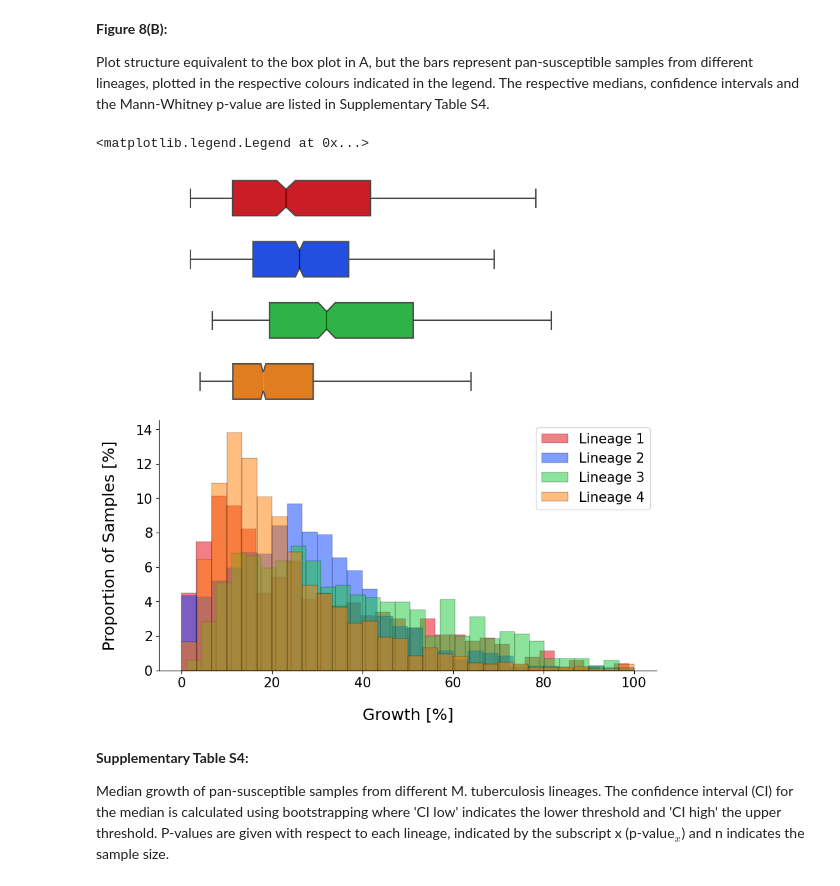
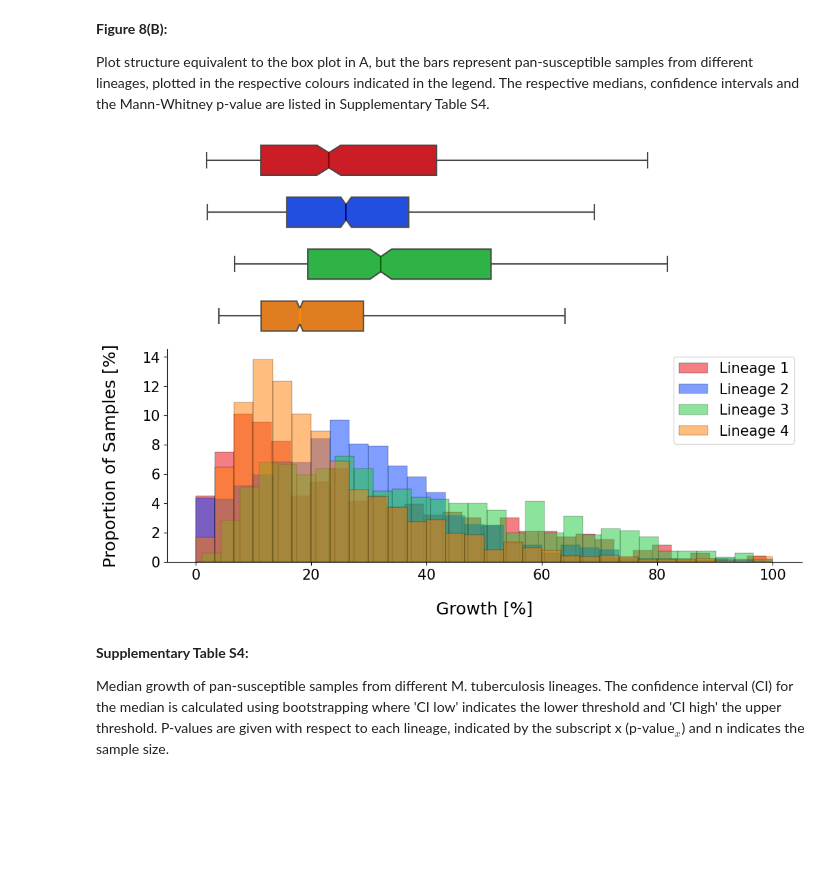
Before and after one commit to viktoria023/thesis-repository, a Jupyter notebook: tb-rnap-compensation/Recreate_figures_paper.ipynb, the cells around one changed output. Drawn from its saved outputs; the diff is of its cells as text; code cells hidden in the pictures; blank space fills up the shorter version.

```diff
--- a/tb-rnap-compensation/Recreate_figures_paper.ipynb
+++ b/tb-rnap-compensation/Recreate_figures_paper.ipynb
@@ -1513,7 +1518,7 @@ stats.append(['Lineage 4', lin4_boot[0], lin4_boot[1][0], lin4_boot[1][1], str(p
 fig, (ax_box1, ax_box2, ax_box3, ax_box4, ax_hist) = plt.subplots(5, sharex = True,
                                                 gridspec_kw = {"height_ratios": (0.15, 0.15, 0.15, 0.15, 0.85)})
 
-fig.set_size_inches(10, 10)
+fig.set_size_inches(12, 8)
 
 sns.histplot(data = data1, label="Lineage 1", color = colors[3], **hist_args)
 
@@ -1522,37 +1527,36 @@ sns.histplot(data = data2, label="Lineage 2", color = colors[0], **hist_args)
 sns.histplot(data = data3, label="Lineage 3", color = colors[2], **hist_args)
 
 sns.histplot(data = data4, label="Lineage 4", color = colors[1], **hist_args)
 
 sns.boxplot(data1.to_list(), ax = ax_box1, color = colors[3], medianprops={"color": "darkred"},
             **box_args) #usermedians = [lin1_boot[0]], conf_intervals = [lin1_boot[1]],
 sns.boxplot(data2.to_list(), ax = ax_box2, color = colors[0], medianprops={"color": "darkblue"},
              **box_args) #usermedians = [lin2_boot[0]], conf_intervals = [lin2_boot[1]],
 sns.boxplot(data3.to_list(), ax = ax_box3, color = colors[2], medianprops={"color": "darkgreen"},
             **box_args) #usermedians = [lin3_boot[0]], conf_intervals = [lin3_boot[1]],
 sns.boxplot(data4.to_list(), ax = ax_box4, color = colors[1], medianprops={"color": "darkorange"},
             **box_args) #usermedians = [lin4_boot[0]], conf_intervals = [lin4_boot[1]],
 
 #Despine plots
 sns.despine(top = True, right=True, left = False, bottom = False, offset = False, trim = False)
 
 axes = [ax_box1, ax_box2, ax_box3, ax_box4]
 for ax in axes:
     sns.despine(ax = ax, top = True, right=True, left = True, bottom = True, offset = False, trim = False)
     ax.tick_params(left=False, bottom=False)
     ax.set(yticklabels=[])
     ax.set(xlabel='')
 
 plt.xlabel("Growth [%]", size = 18, labelpad = 20)
 plt.xticks(fontsize = 15)
-plt.ylabel("Proportion of Samples [%]", size = 18, labelpad = 20)
+plt.ylabel("Proportion of Samples [%]", size = 18, labelpad = 24)
 plt.yticks(fontsize = 15)
 plt.legend(loc = 'upper right', fontsize = 15)
 
 # uncomment below to save image:
-#fig.savefig('lineages_growth.svg', format='svg', dpi=1200)
+fig.savefig('lineages_growth.svg', format='svg', dpi=1200)
 # %% [output]
-<matplotlib.legend.Legend at 0x...>
-[figure, old version]
+[figure, new version]
 # %% [markdown]
 **Supplementary Table S4:**
 
```
Also changed, not shown: parts of 13 cells of this notebook.
